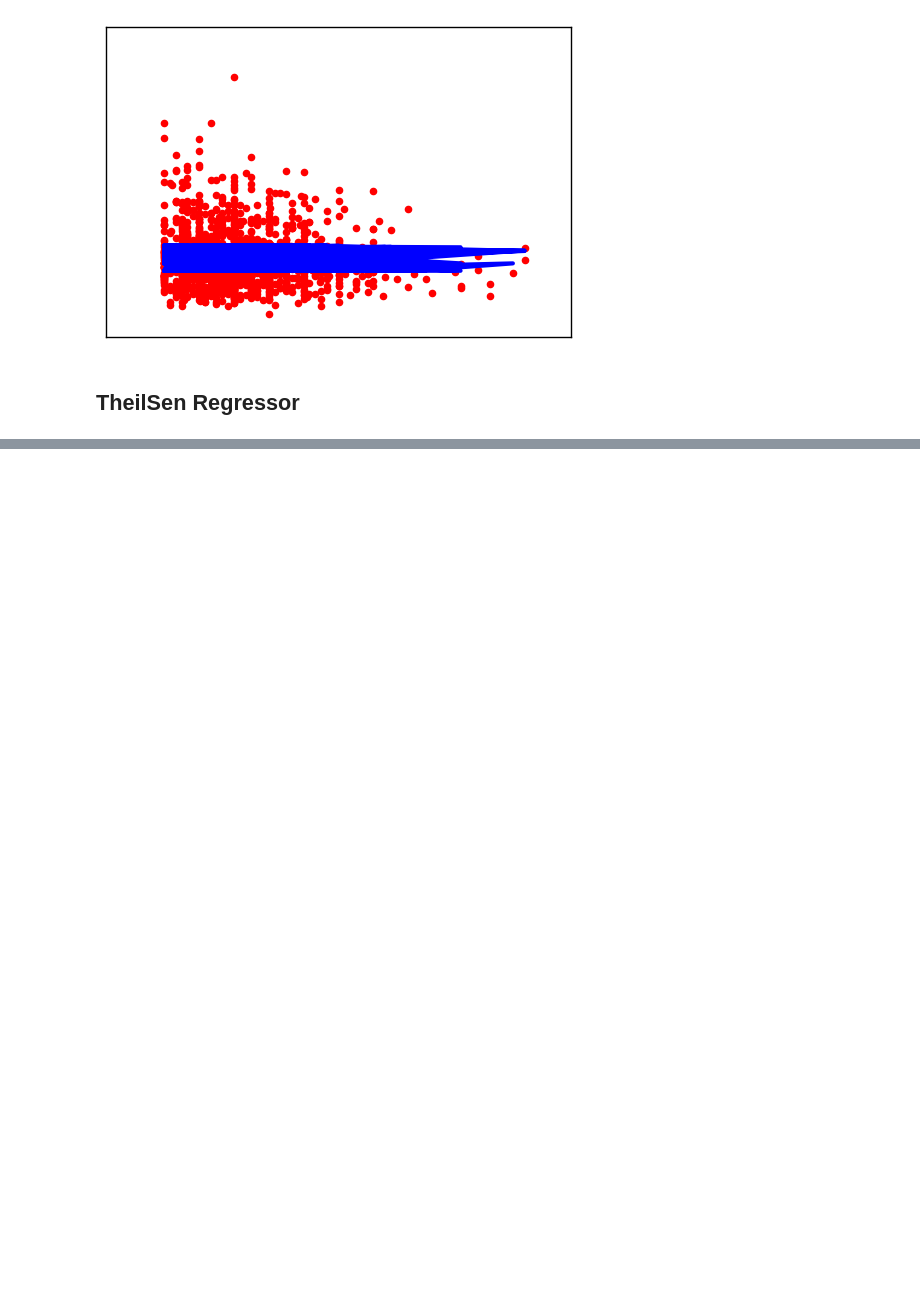
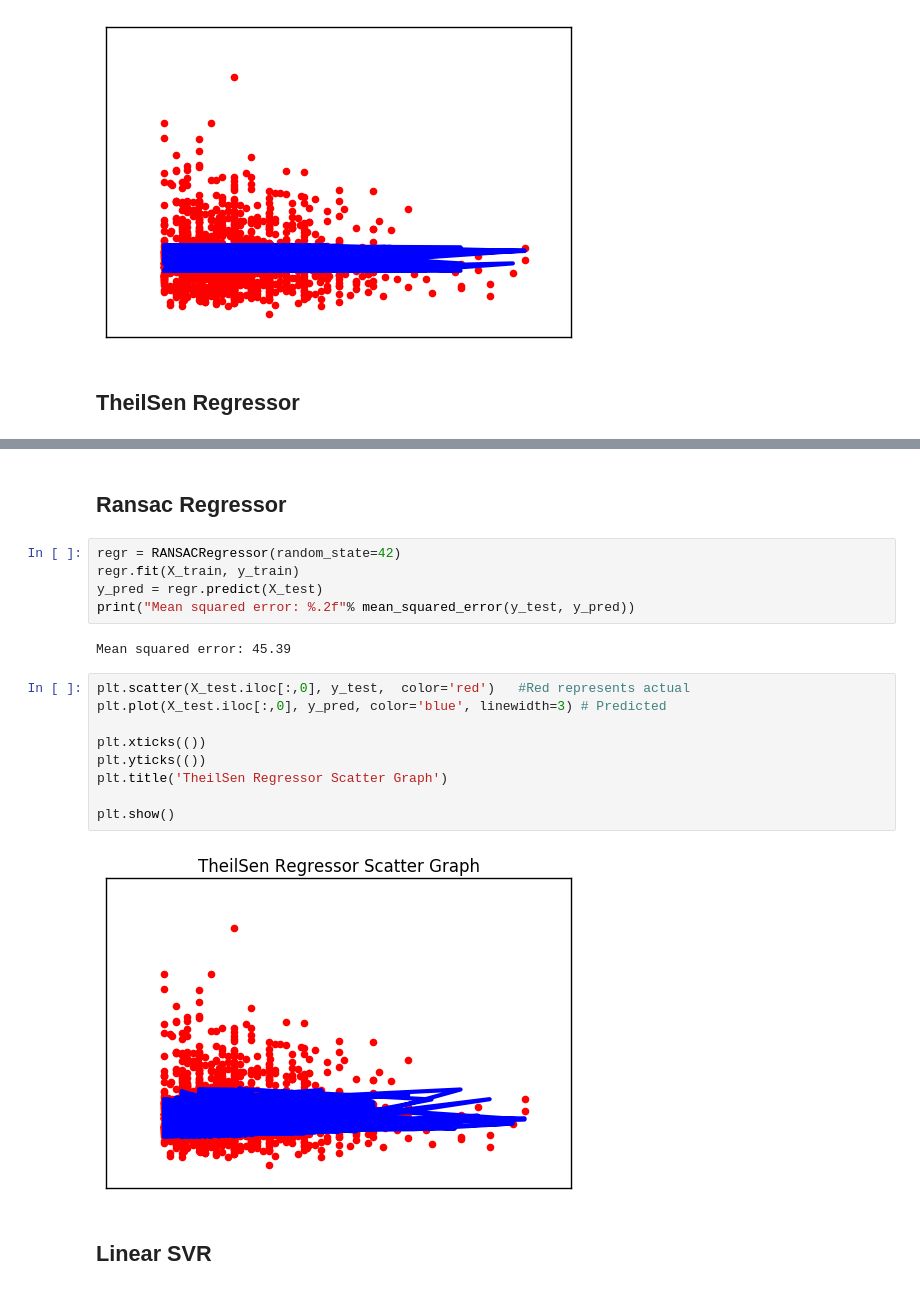
Before and after one commit to kushal-gbk/food-health-data-mining, a Jupyter notebook: BMI_regression.ipynb, the cells around one changed output, grey strips where cells are left out. Drawn from its saved outputs; the diff is of its cells as text; blank space fills up the shorter version.

```diff
--- a/BMI_regression.ipynb
+++ b/BMI_regression.ipynb
@@ -97,0 +101,22 @@ plt.show()
+# %% [markdown]
+## Ransac Regressor
+# %%
+regr = RANSACRegressor(random_state=42)
+regr.fit(X_train, y_train)
+y_pred = regr.predict(X_test)
+print("Mean squared error: %.2f"% mean_squared_error(y_test, y_pred))
+# %% [output]
+Mean squared error: 45.39
+# %%
+plt.scatter(X_test.iloc[:,0], y_test,  color='red')   #Red represents actual
+plt.plot(X_test.iloc[:,0], y_pred, color='blue', linewidth=3) # Predicted
+
+plt.xticks(())
+plt.yticks(())
+plt.title('TheilSen Regressor Scatter Graph')
+
+plt.show()
+# %% [output]
+[figure, added]
+# %% [markdown]
+## Linear SVR
```
Also changed, not shown: parts of 6 cells of this notebook, 3 other files.
